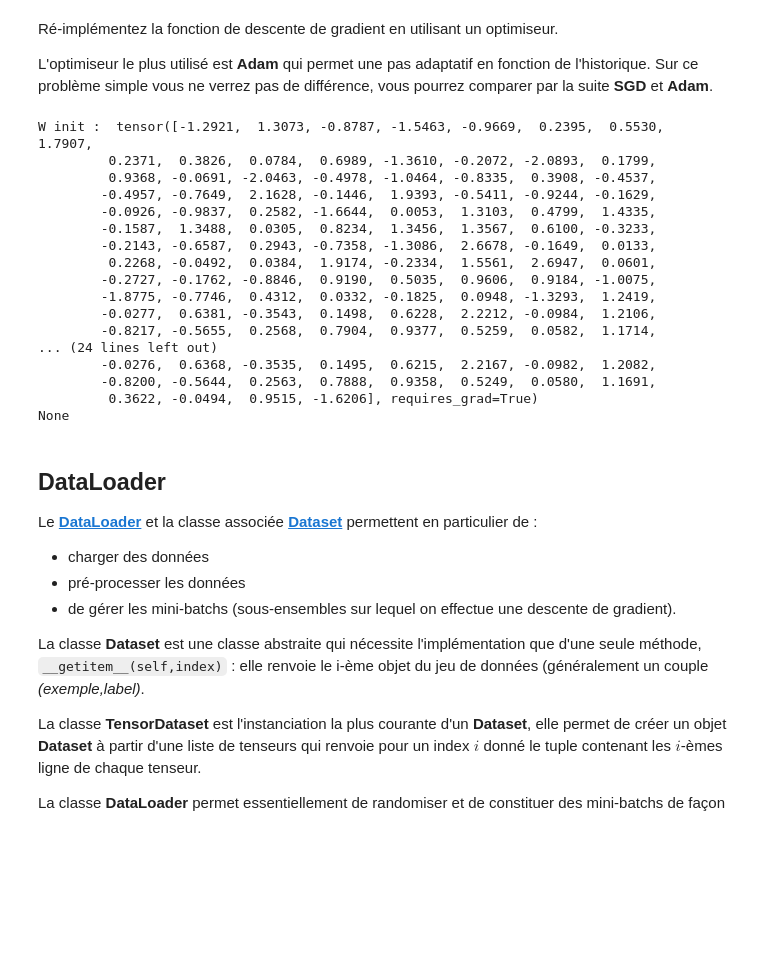
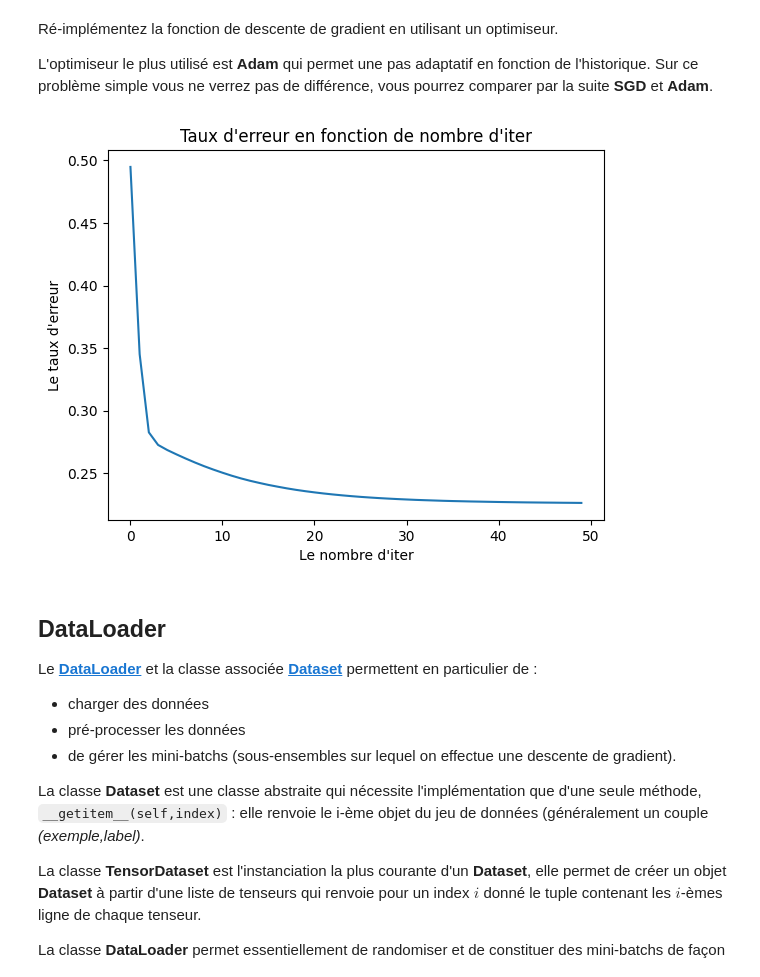
Before and after one commit to baris221/ML-2023-24-Baris-Erto, a Jupyter notebook: tme3.ipynb, the cells around one changed output. Saved outputs shown, nothing was run; the diff lists cells and outputs as text; code cells hidden in the pictures; blank space fills up the shorter version.

```diff
--- a/tme3.ipynb
+++ b/tme3.ipynb
@@ -188,7 +190,10 @@ Vérifiez bien en début de code que $\hat{y}$ et $y$ sont des matrices et non p
 # %%
 def MSE(y,y_hat):
     #print(y.size())
-    return 1/(2*len(y))*torch.linalg.norm(y-y_hat)**2
+    n=len(y)
+    norm=torch.linalg.norm(y-y_hat)
+
+    return norm/(2*n)
 
 y=torch.rand(1,5)
 print(y)
@@ -361,7 +356,7 @@ L'optimiseur le plus utilisé  est **Adam** qui permet une pas adaptatif en fonc
 # %%
 w = torch.randn(100,dtype=torch.float,requires_grad=True)
 b = torch.randn(1,dtype=torch.float,requires_grad=True)
-print("W init : ",w)
+#print("W init : ",w)
 ## on optimise selon w et b.  lr est le pas du gradient
 optim = torch.optim.SGD(params=[w,b],lr=1e-3)
 auhasard = (w.dot(w)+b)
@@ -369,31 +364,34 @@ auhasard = (w.dot(w)+b)
 optim.zero_grad()
 # Calcul du gradient
 auhasard.backward()
-print("gradient : ",w.grad)
+#print("gradient : ",w.grad)
 #Mise à jour des paramètres
 optim.step()
-print("w corrigé : ",w)
+#print("w corrigé : ",w)
 #Mise à zéro du gradient
 optim.zero_grad()
-print(w.grad)
+#print(w.grad)
-# %% [output]
-W init :  tensor([-1.2921,  1.3073, -0.8787, -1.5463, -0.9669,  0.2395,  0.5530,  1.7907,
-         0.2371,  0.3826,  0.0784,  0.6989, -1.3610, -0.2072, -2.0893,  0.1799,
-         0.9368, -0.0691, -2.0463, -0.4978, -1.0464, -0.8335,  0.3908, -0.4537,
-        -0.4957, -0.7649,  2.1628, -0.1446,  1.9393, -0.5411, -0.9244, -0.1629,
-        -0.0926, -0.9837,  0.2582, -1.6644,  0.0053,  1.3103,  0.4799,  1.4335,
-        -0.1587,  1.3488,  0.0305,  0.8234,  1.3456,  1.3567,  0.6100, -0.3233,
-        -0.2143, -0.6587,  0.2943, -0.7358, -1.3086,  2.6678, -0.1649,  0.0133,
-         0.2268, -0.0492,  0.0384,  1.9174, -0.2334,  1.5561,  2.6947,  0.0601,
-        -0.2727, -0.1762, -0.8846,  0.9190,  0.5035,  0.9606,  0.9184, -1.0075,
-        -1.8775, -0.7746,  0.4312,  0.0332, -0.1825,  0.0948, -1.3293,  1.2419,
-        -0.0277,  0.6381, -0.3543,  0.1498,  0.6228,  2.2212, -0.0984,  1.2106,
-        -0.8217, -0.5655,  0.2568,  0.7904,  0.9377,  0.5259,  0.0582,  1.1714,
-... (24 lines left out)
-        -0.0276,  0.6368, -0.3535,  0.1495,  0.6215,  2.2167, -0.0982,  1.2082,
-        -0.8200, -0.5644,  0.2563,  0.7888,  0.9358,  0.5249,  0.0580,  1.1691,
-         0.3622, -0.0494,  0.9515, -1.6206], requires_grad=True)
-None
+# %%
+def descente_gradient_optimiseur(datax, datay, loss, eps, epochs):
+    w = torch.rand((1,datax.shape[1]), requires_grad=True)
+    b = torch.rand(1, requires_grad=True)
+    optim = torch.optim.SGD(params=[w,b],lr=eps)
+    losses = []
+    for e in range(epochs):
+        yhat = flineaire(datax,w,b)
+        l = loss(yhat, datay)
+        losses.append(l.item())
+        l.backward()
+        optim.step()
+        w.data = w.data - eps*w.grad
+        b.data = b.data - eps*b.grad
+        optim.zero_grad()
+    return w, b, losses
+# %%
+w,b,loss=descente_gradient_optimiseur(housing_x,housing_y,MSE,0.1,50)
+plot_loss(loss)
+# %% [output]
+[figure, added]
 # %% [markdown]
 
 ## DataLoader
```
Also changed, not shown: parts of 12 cells of this notebook.
